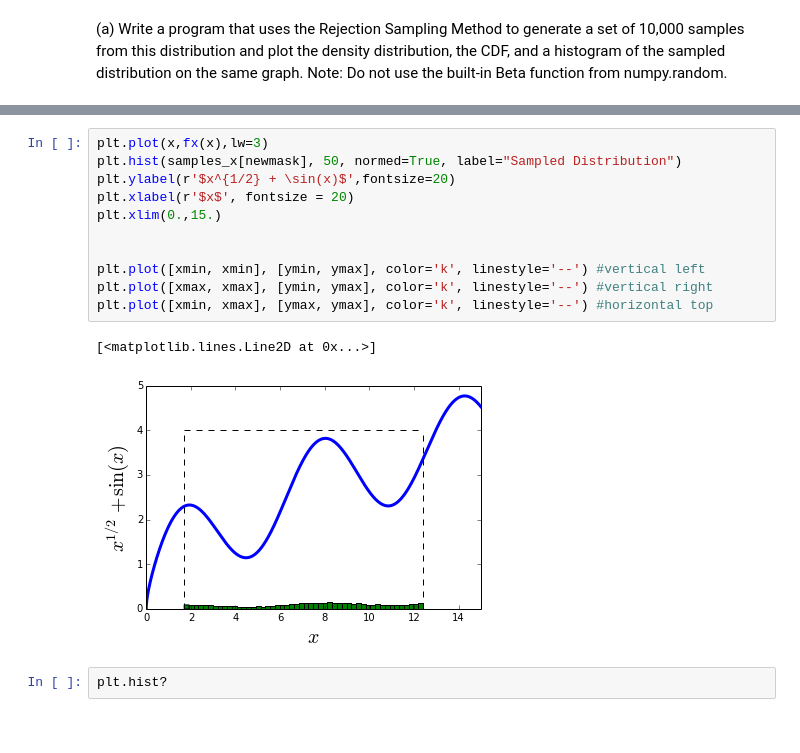
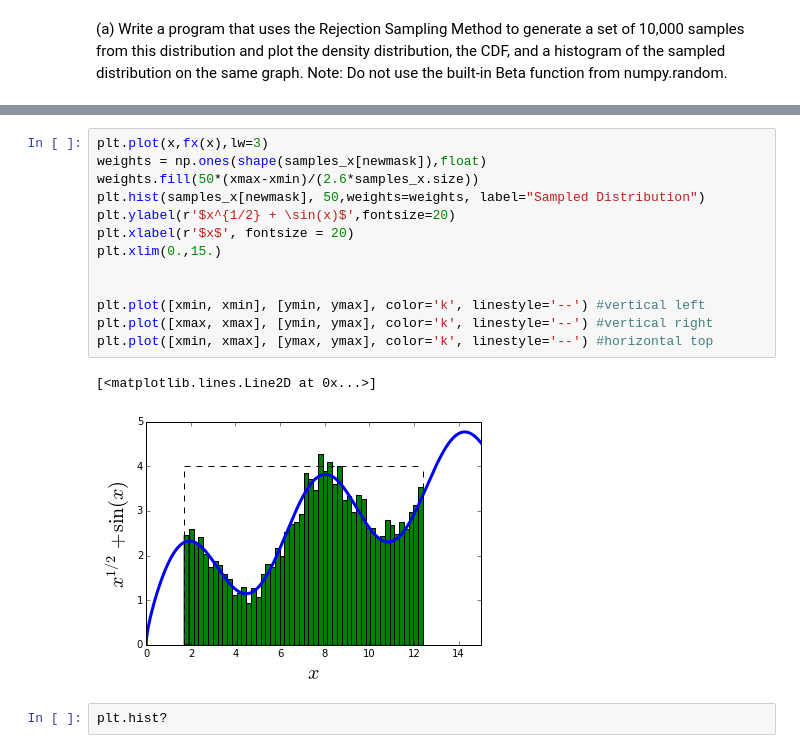
Before and after one commit to jparke08/PHYS202-S14, a Jupyter notebook: SciPy/RandomAndMCExercises.ipynb, the cells around one changed output, grey strips where cells are left out. Cells and saved outputs as stored; diff of their text form.

```diff
--- a/SciPy/RandomAndMCExercises.ipynb
+++ b/SciPy/RandomAndMCExercises.ipynb
@@ -139,17 +139,19 @@ plt.show()
 # %%
 plt.plot(x,fx(x),lw=3)
-plt.hist(samples_x[newmask], 50, normed=True, label="Sampled Distribution")
+weights = np.ones(shape(samples_x[newmask]),float)
+weights.fill(50*(xmax-xmin)/(2.6*samples_x.size))
+plt.hist(samples_x[newmask], 50,weights=weights, label="Sampled Distribution")
 plt.ylabel(r'$x^{1/2} + \sin(x)$',fontsize=20)
 plt.xlabel(r'$x$', fontsize = 20)
 plt.xlim(0.,15.)
 
 
 plt.plot([xmin, xmin], [ymin, ymax], color='k', linestyle='--') #vertical left
 plt.plot([xmax, xmax], [ymin, ymax], color='k', linestyle='--') #vertical right
 plt.plot([xmin, xmax], [ymax, ymax], color='k', linestyle='--') #horizontal top
 # %% [output]
 [<matplotlib.lines.Line2D at 0x...>]
-[figure, old version]
+[figure, new version]
 # %%
 plt.hist?
 # %% [markdown]
```
Also changed, not shown: parts of 10 cells of this notebook, 1 other file.
